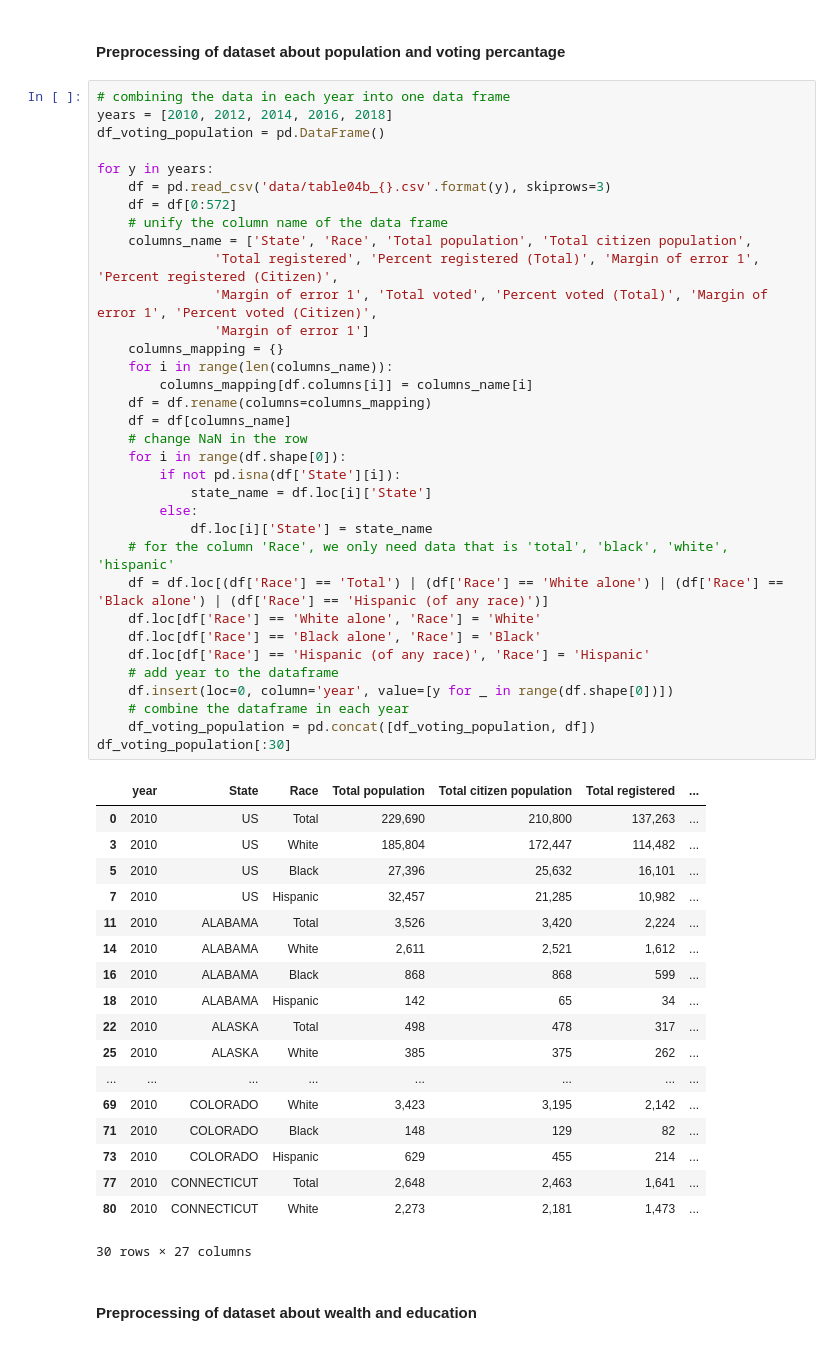
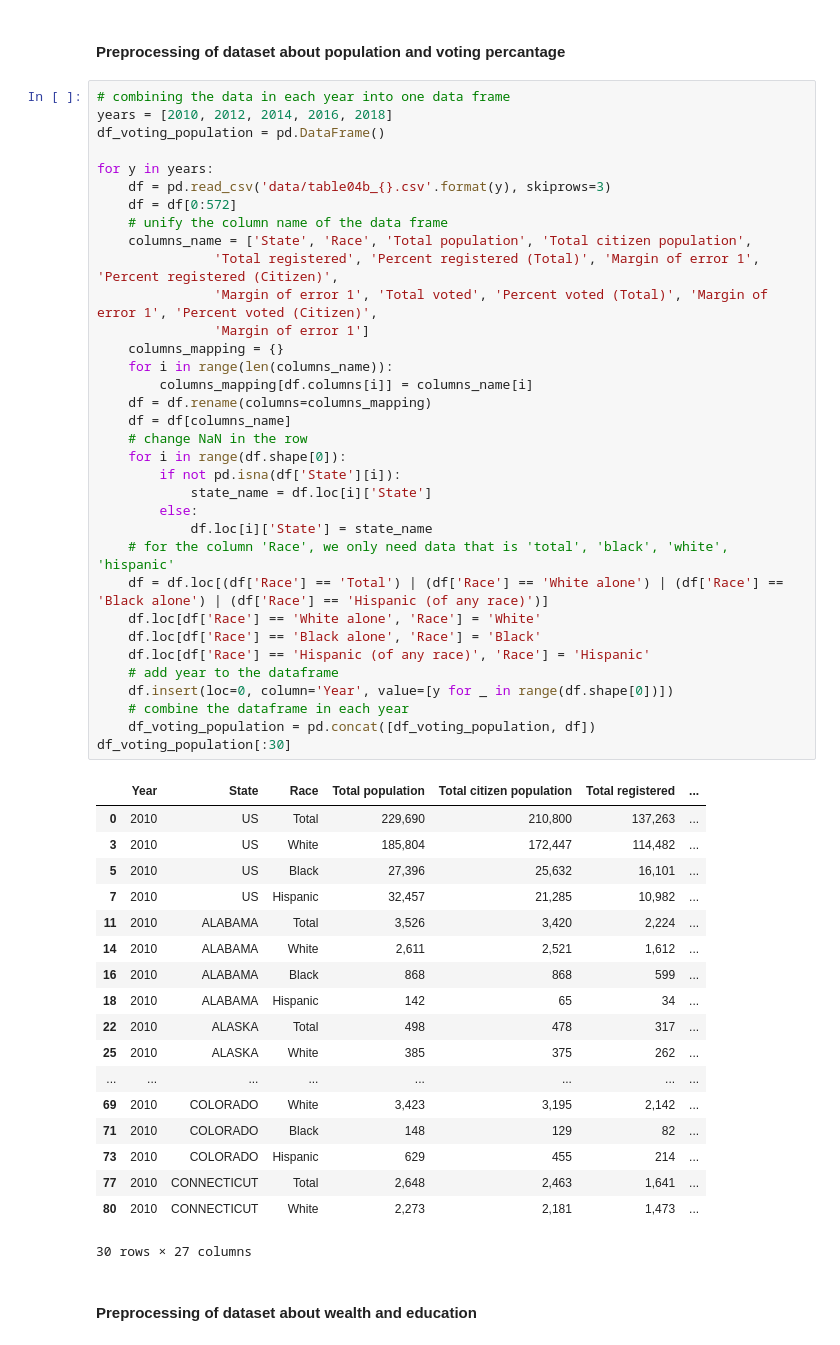
Before and after one commit to yljblues/ADA2020, a Jupyter notebook: main.ipynb, the cells around one changed output. Drawn from its saved outputs; the diff is of its cells as text.

```diff
--- a/main.ipynb
+++ b/main.ipynb
@@ -14,35 +14,35 @@ df_voting_population = pd.DataFrame()
 
 for y in years:
     df = pd.read_csv('data/table04b_{}.csv'.format(y), skiprows=3)
     df = df[0:572]
     # unify the column name of the data frame
     columns_name = ['State', 'Race', 'Total population', 'Total citizen population',
                'Total registered', 'Percent registered (Total)', 'Margin of error 1', 'Percent registered (Citizen)',
                'Margin of error 1', 'Total voted', 'Percent voted (Total)', 'Margin of error 1', 'Percent voted (Citizen)',
                'Margin of error 1']
     columns_mapping = {}
     for i in range(len(columns_name)):
         columns_mapping[df.columns[i]] = columns_name[i]
     df = df.rename(columns=columns_mapping)
     df = df[columns_name]
     # change NaN in the row
     for i in range(df.shape[0]):
         if not pd.isna(df['State'][i]):
             state_name = df.loc[i]['State']
         else:
             df.loc[i]['State'] = state_name
     # for the column 'Race', we only need data that is 'total', 'black', 'white', 'hispanic'
     df = df.loc[(df['Race'] == 'Total') | (df['Race'] == 'White alone') | (df['Race'] == 'Black alone') | (df['Race'] == 'Hispanic (of any race)')]
     df.loc[df['Race'] == 'White alone', 'Race'] = 'White'
     df.loc[df['Race'] == 'Black alone', 'Race'] = 'Black'
     df.loc[df['Race'] == 'Hispanic (of any race)', 'Race'] = 'Hispanic'
     # add year to the dataframe
-    df.insert(loc=0, column='year', value=[y for _ in range(df.shape[0])])
+    df.insert(loc=0, column='Year', value=[y for _ in range(df.shape[0])])
     # combine the dataframe in each year
     df_voting_population = pd.concat([df_voting_population, df])
 df_voting_population[:30]
 # %% [output]
-|  | year | State | Race | Total population | Total citizen population | Total registered | ... |
+|  | Year | State | Race | Total population | Total citizen population | Total registered | ... |
 | 0 | 2010 | US | Total | 229,690 | 210,800 | 137,263 | ... |
 | 3 | 2010 | US | White | 185,804 | 172,447 | 114,482 | ... |
 | 5 | 2010 | US | Black | 27,396 | 25,632 | 16,101 | ... |
```
Also changed, not shown: parts of 14 cells of this notebook.
